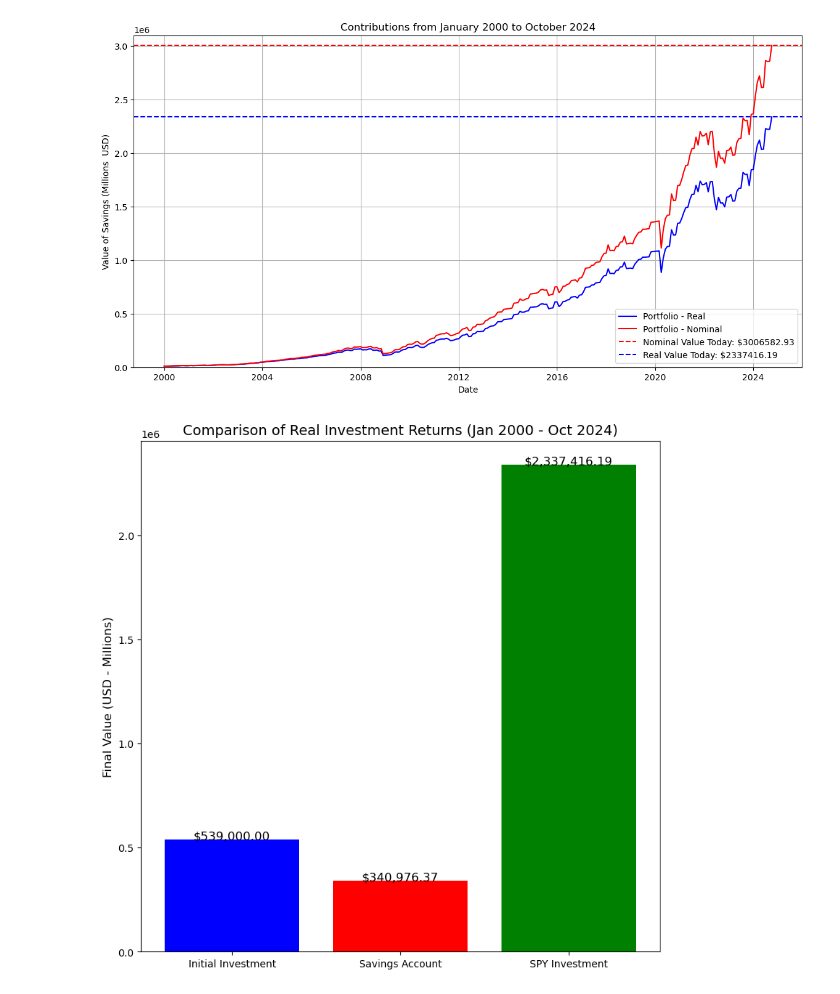
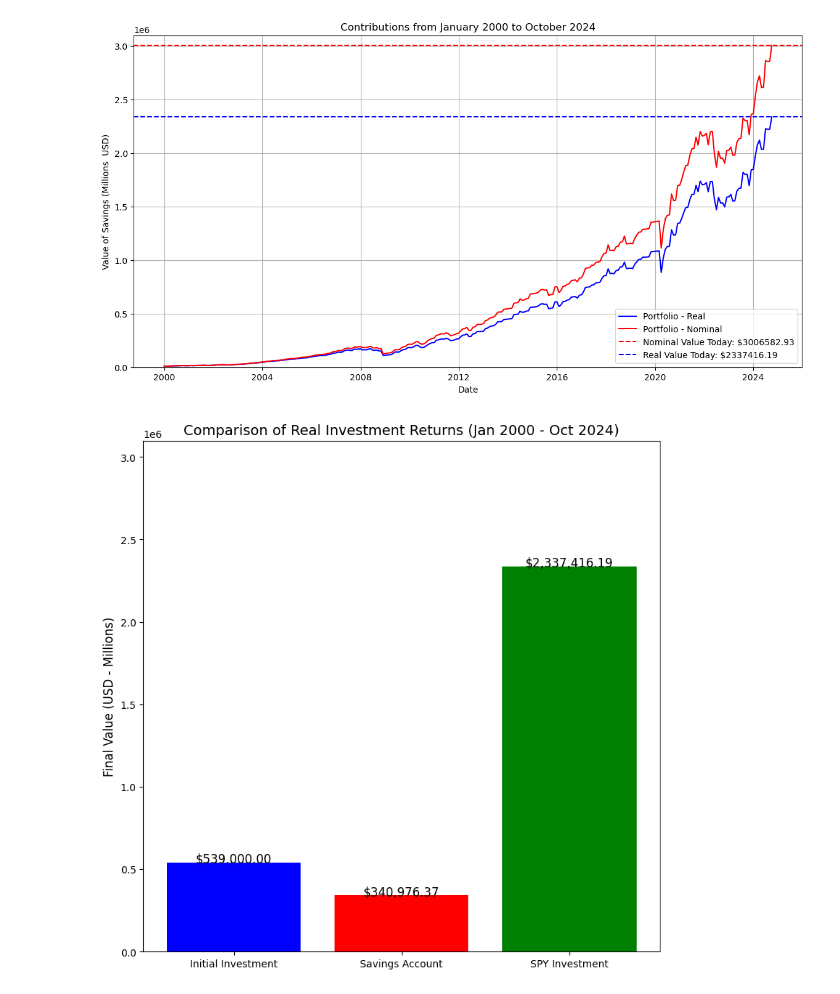
Before and after one commit to dhcchh/SPY-Analytics-Forecasting-Project, a Jupyter notebook: Notebooks/analysis_real.ipynb, the cells around one changed output. Saved outputs shown, nothing was run; the diff lists cells and outputs as text; code cells hidden in the pictures.

```diff
--- a/Notebooks/analysis_real.ipynb
+++ b/Notebooks/analysis_real.ipynb
@@ -644,26 +644,27 @@ plt.show()
 # %%
 pf_final_real_value = 2337416.19
 savings_final_real_value = 340976.37
 total_investment = 539000
 
 categories = ["Initial Investment", "Savings Account", "SPY Investment"]
 values = [total_investment, savings_final_real_value, pf_final_real_value]
 
 plt.figure(figsize=(8, 8))
 plt.bar(categories, values, color=["blue", "red", "green"])
 
 plt.title("Comparison of Real Investment Returns (Jan 2000 - Oct 2024)", fontsize=14)
 plt.ylabel("Final Value (USD - Millions)", fontsize=12)
 
 
 for i, v in enumerate(values):
     plt.text(i, v + 1000, f"${v:,.2f}", ha="center", fontsize=12)
 
+plt.ylim(0,3100000)
 plt.tight_layout()
 plt.savefig("part-1.2-fig-6.2.png")
 plt.show()
 # %% [output]
-[figure, old version]
+[figure, new version]
 # %%
 pf_final_nom_value = 3006582.93
 savings_final_nom_value = 635327.79
```
Also changed, not shown: parts of 1 cell of this notebook.
